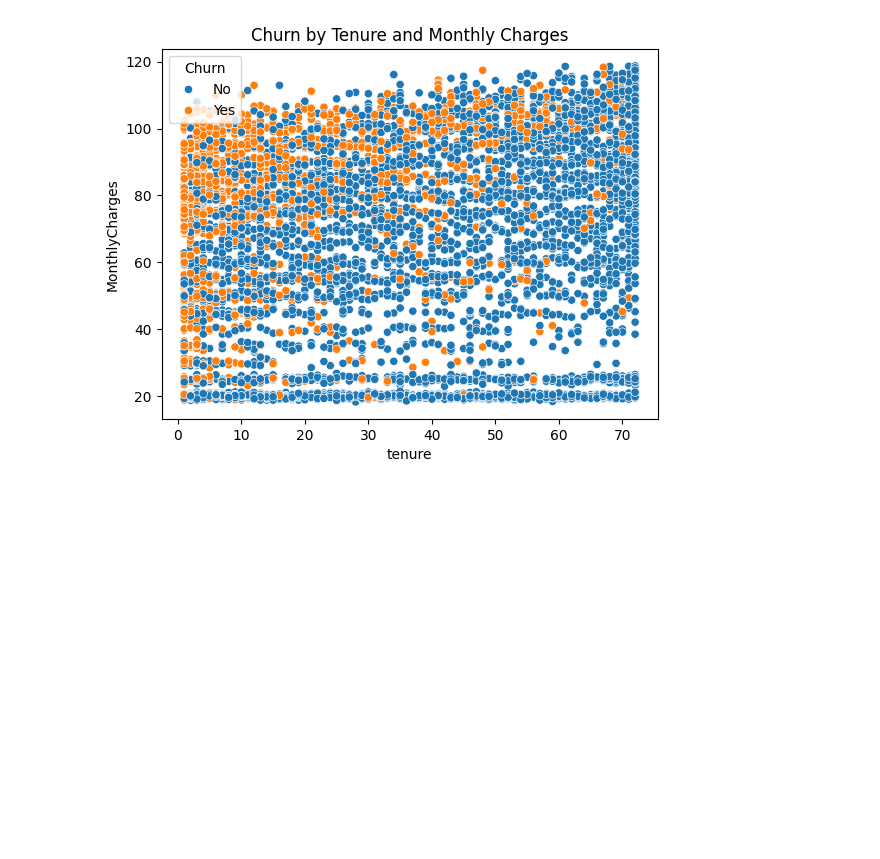
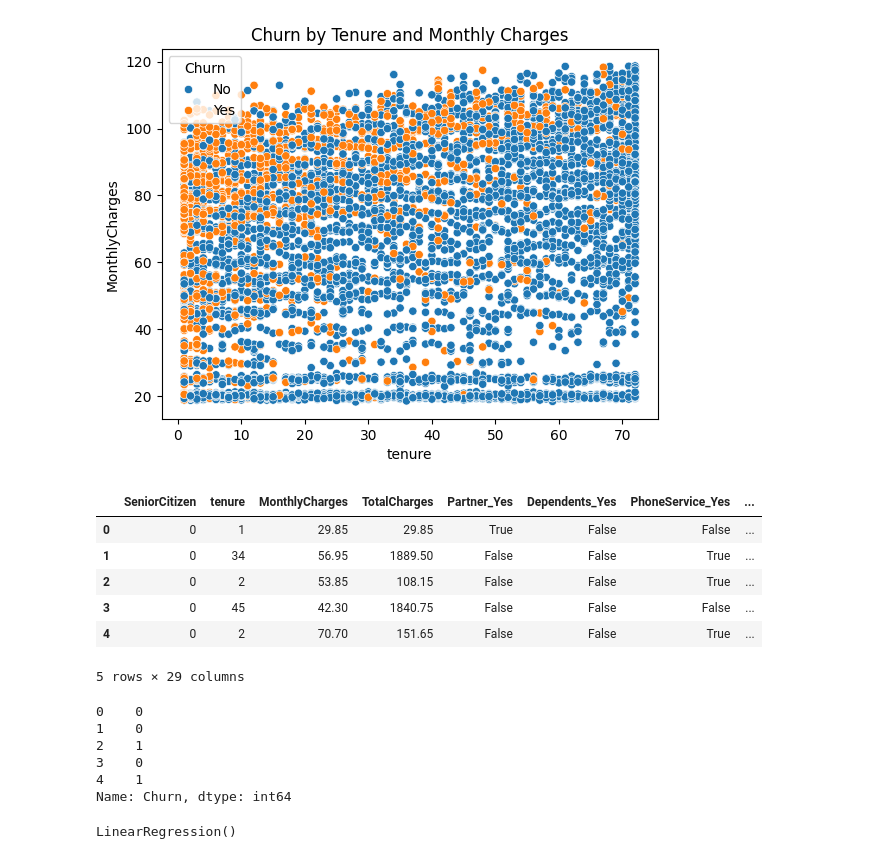
Before and after one commit to TFlanDev/customer-churn-analysis, a Jupyter notebook: notebooks/churn_analysis_model.ipynb, the cells around one changed output. Drawn from its saved outputs; the diff is of its cells as text; code cells hidden in the pictures; blank space fills up the shorter version.

```diff
--- a/notebooks/churn_analysis_model.ipynb
+++ b/notebooks/churn_analysis_model.ipynb
@@ -125,10 +127,41 @@ plt.show()
 # %%
 #https://www.geeksforgeeks.org/python/how-to-split-the-dataset-with-scikit-learns-train_test_split-function/
 #https://scikit-learn.org/stable/modules/generated/sklearn.model_selection.train_test_split.html
 
 #use everything column excluding churn for making predictions
 X = df.drop('Churn', axis = 1)
+#https://pandas.pydata.org/docs/reference/api/pandas.get_dummies.html
+X = pd.get_dummies(X, drop_first = True)
+
 #will predict the Churn column
 y = df['Churn']
+#https://stackoverflow.com/questions/40901770/is-there-a-simple-way-to-change-a-column-of-yes-no-to-1-0-in-a-pandas-dataframe
+y = y.map({'Yes': 1, 'No': 0})
+
 #80:20 training:test data
 X_train, X_test, y_train, y_test = train_test_split(X, y, test_size = 0.2, random_state = 1)
+X.head()
+# %% [output]
+|  | SeniorCitizen | tenure | MonthlyCharges | TotalCharges | Partner_Yes | Dependents_Yes | PhoneService_Yes | ... |
+| 0 | 0 | 1 | 29.85 | 29.85 | True | False | False | ... |
+| 1 | 0 | 34 | 56.95 | 1889.50 | False | False | True | ... |
+| 2 | 0 | 2 | 53.85 | 108.15 | False | False | True | ... |
+| 3 | 0 | 45 | 42.30 | 1840.75 | False | False | False | ... |
+| 4 | 0 | 2 | 70.70 | 151.65 | False | False | True | ... |
+5 rows × 29 columns
+# %%
+y.head()
+# %% [output]
+0    0
+1    0
+2    1
+3    0
+4    1
+Name: Churn, dtype: int64
+# %%
+#https://www.datacamp.com/tutorial/sklearn-linear-regression
+#https://scikit-learn.org/stable/modules/generated/sklearn.linear_model.LinearRegression.html#sklearn.linear_model.LinearRegression.fit
+model = LinearRegression()
+model.fit(X_train, y_train)
+# %% [output]
+LinearRegression()
```
Also changed, not shown: parts of 4 cells of this notebook.
